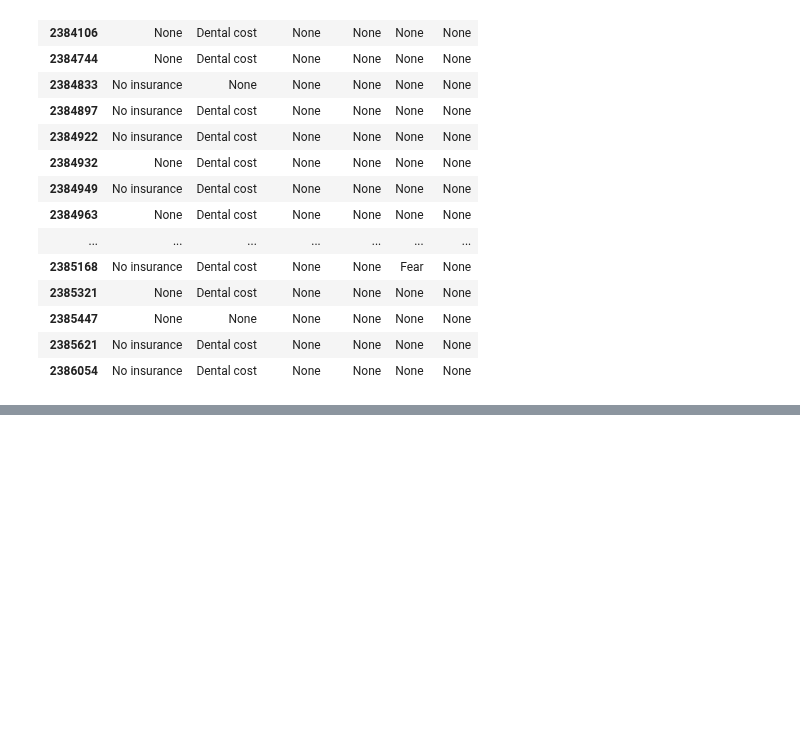
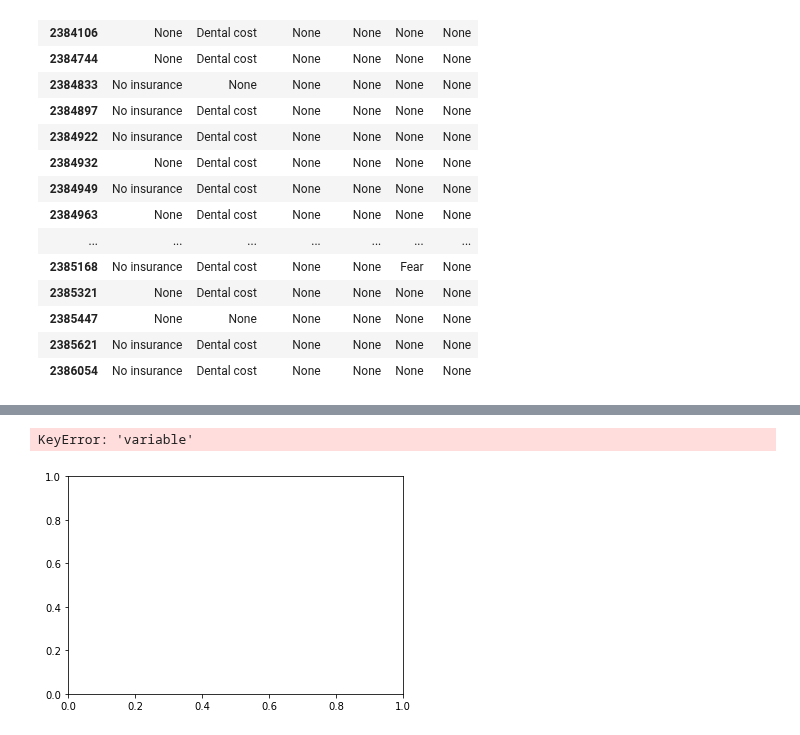
Before and after one commit to Jmiah789/smile-on-get_tootha_choppa, a Jupyter notebook: notebooks/eor_barriers.ipynb, the cells around one changed output, grey strips where cells are left out. Saved outputs shown, nothing was run; the diff lists cells and outputs as text; code cells hidden in the pictures; blank space fills up the shorter version.

```diff
--- a/notebooks/eor_barriers.ipynb
+++ b/notebooks/eor_barriers.ipynb
@@ -56,9 +87,11 @@ grouped.head(25)
 | 2385621 | No insurance | Dental cost | None | None | None | None |
 | 2386054 | No insurance | Dental cost | None | None | None | None |
 # %%
-plt.bar(courses, values, color ='green',
-        width = 0.5)
-plt.xlabel("Courses offered")
-plt.ylabel("No. of students enrolled")
-plt.title("Students enrolled in different courses")
-plt.show()
+melt_grouped = pd.melt(grouped.reset_index(),id_vars=['patient_id'], value_vars=['insurance', 'cost', 'transport', 'isolation', 'fear', 'health'])
+# %%
+#fig, ax = plt.subplots(figsize=(10, 6))
+#group by value and group by variable and then do a count of rows inside each group
+barriers1 = melt_grouped.groupby(['value','variable']).count()
+#ax.set(title = 'test')
+#plt.hist(s)
+barriers1
@@ -64,0 +122,6 @@ plt.show()
+# %%
+fig, ax = plt.subplots()
+ax.plot(barriers1["variable"], barriers1["patient_id"])
+# %% [output]
+KeyError: 'variable'
+[figure, added]
```
Also changed, not shown: parts of 8 cells of this notebook.
